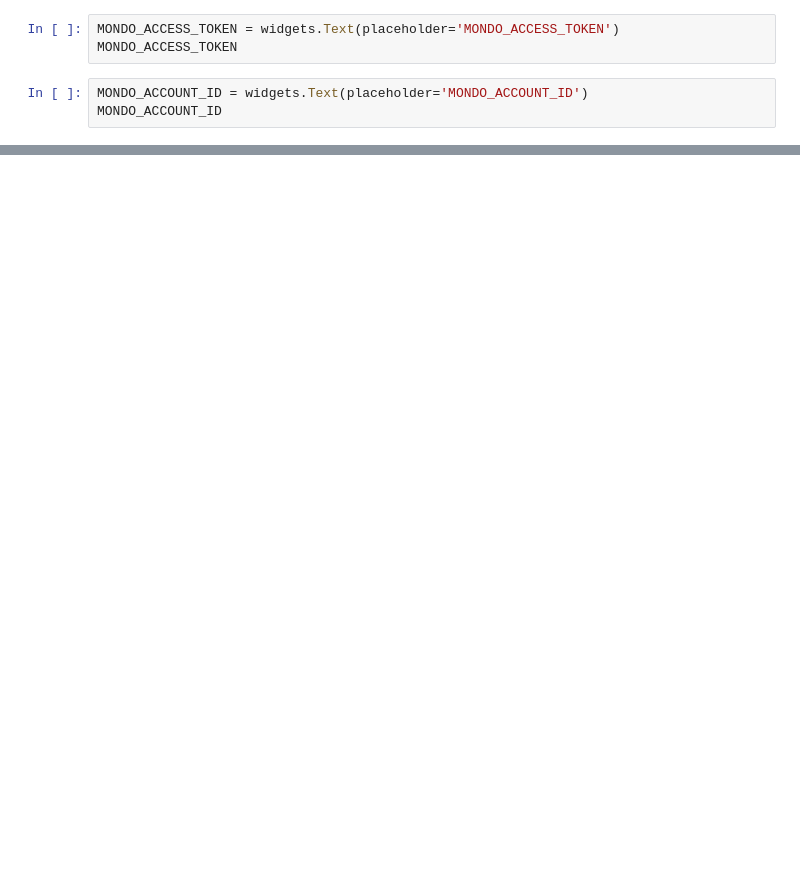
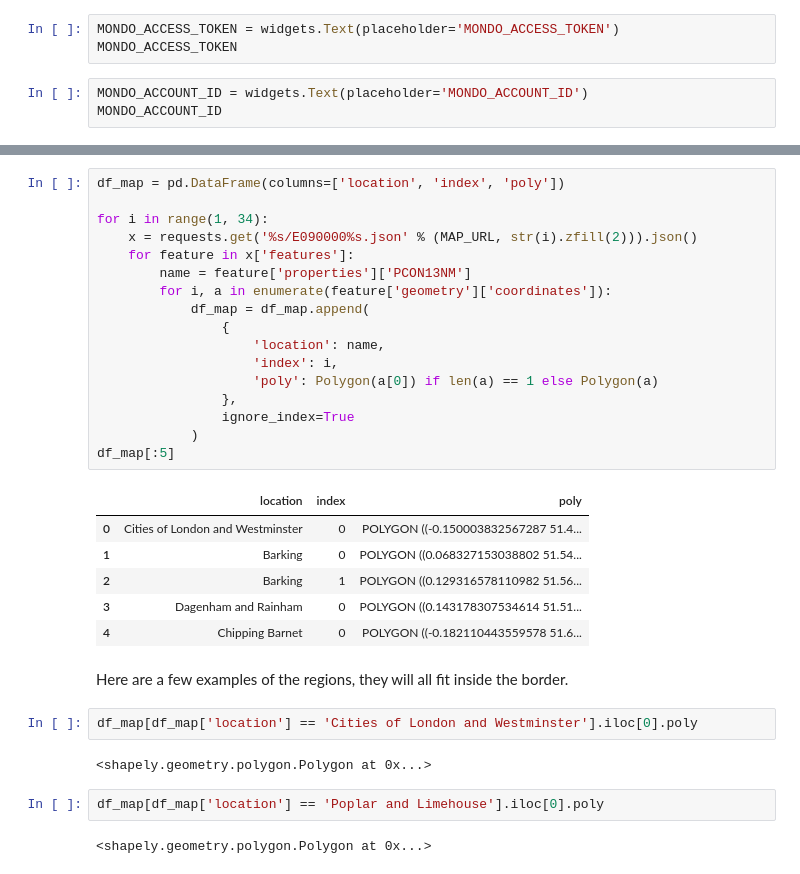
Before and after one commit to markdessain/mondo-analysis, a Jupyter notebook: python/transactions.ipynb, the cells around one changed output, grey strips where cells are left out. Saved outputs shown, nothing was run; the diff lists cells and outputs as text; blank space fills up the shorter version.

```diff
--- a/python/transactions.ipynb
+++ b/python/transactions.ipynb
@@ -52,0 +47,34 @@ Its time to request the transactions information for your account.
+# %%
+df_map = pd.DataFrame(columns=['location', 'index', 'poly'])
+
+for i in range(1, 34):
+    x = requests.get('%s/E090000%s.json' % (MAP_URL, str(i).zfill(2))).json()
+    for feature in x['features']:
+        name = feature['properties']['PCON13NM']
+        for i, a in enumerate(feature['geometry']['coordinates']):
+            df_map = df_map.append(
+                {
+                    'location': name,
+                    'index': i,
+                    'poly': Polygon(a[0]) if len(a) == 1 else Polygon(a)
+                },
+                ignore_index=True
+            )
+df_map[:5]
+# %% [output]
+|  | location | index | poly |
+| 0 | Cities of London and Westminster | 0 | POLYGON ((-0.150003832567287 51.4... |
+| 1 | Barking | 0 | POLYGON ((0.068327153038802 51.54... |
+| 2 | Barking | 1 | POLYGON ((0.129316578110982 51.56... |
+| 3 | Dagenham and Rainham | 0 | POLYGON ((0.143178307534614 51.51... |
+| 4 | Chipping Barnet | 0 | POLYGON ((-0.182110443559578 51.6... |
+# %% [markdown]
+Here are a few examples of the regions, they will all fit inside the border.
+# %%
+df_map[df_map['location'] == 'Cities of London and Westminster'].iloc[0].poly
+# %% [output]
+<shapely.geometry.polygon.Polygon at 0x...>
+# %%
+df_map[df_map['location'] == 'Poplar and Limehouse'].iloc[0].poly
+# %% [output]
+<shapely.geometry.polygon.Polygon at 0x...>
```
Also changed, not shown: parts of 24 cells of this notebook.
